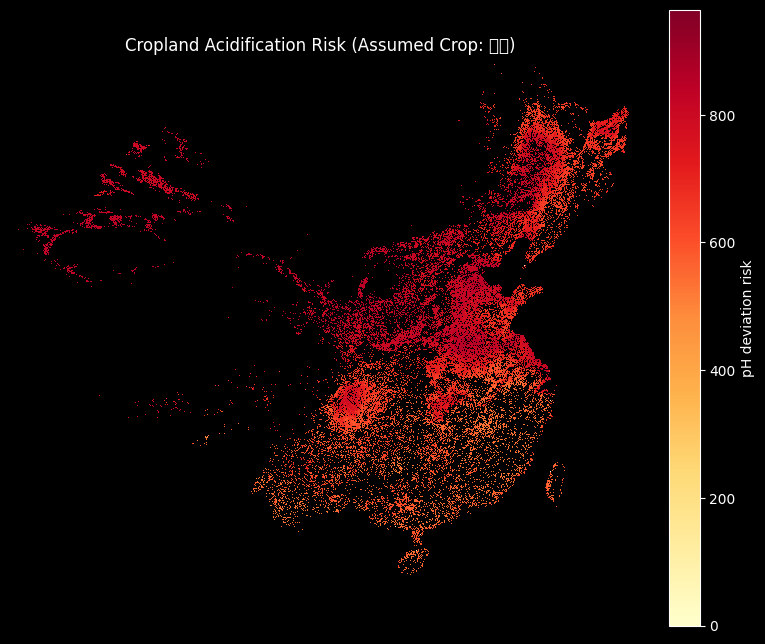
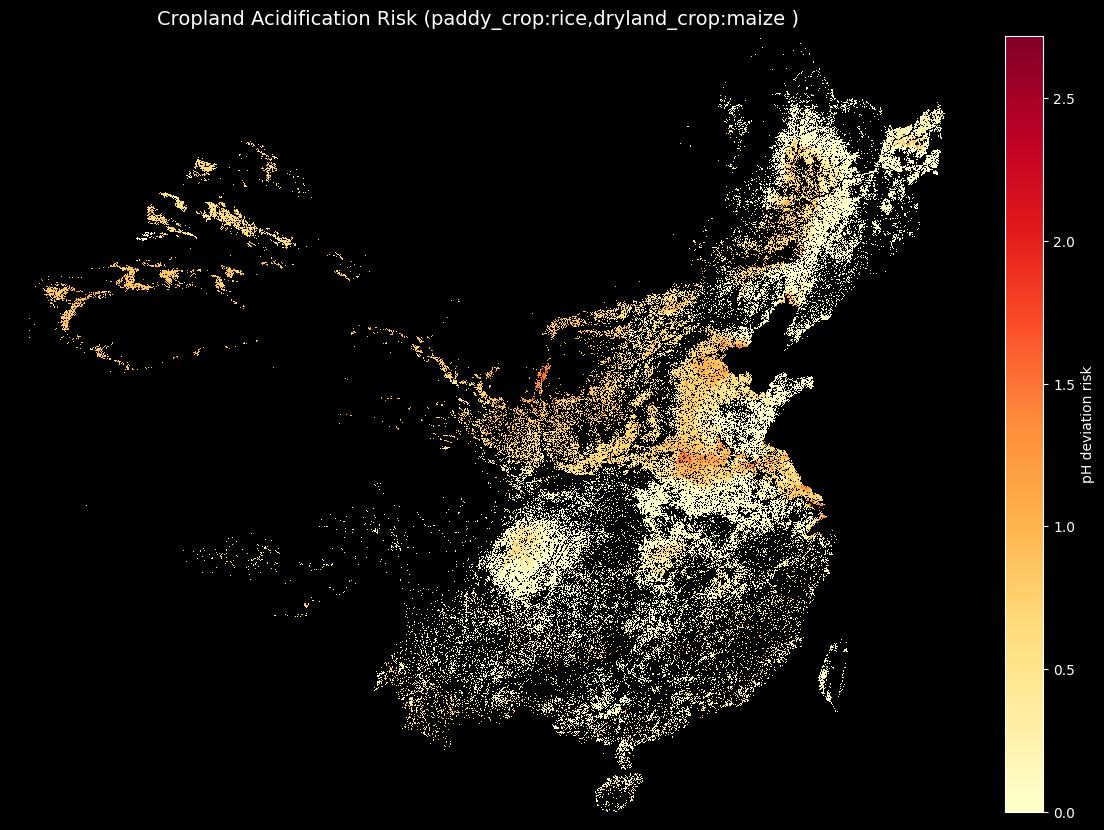
Code edit (unified diff) that turned the first committed figure into the second:
--- before
+++ after
@@ -1,2 +1,4 @@
+
+
 import sys
 sys.path.append(r'C:\projects\soil_acid_risk\src')
@@ -16,18 +18,19 @@
 crop_df = pd.read_csv(crop_path)
 
-# 2. 计算风险
-risk_array, stats = calc_acid_risk(lu_data, ph_data, crop_df, assumed_crop="水稻")
+# 计算风险
+risk_array, stats = calc_acid_risk(lu_data, ph_data, crop_df, paddy_crop="水稻",dryland_crop="玉米")
 
-print("\n========== 酸化风险统计 ==========")
+print("\n酸化风险统计(双作物)：")
 for k, v in stats.items():
     print(f"{k}: {v}")
 
-# 3. 画热力图（只显示有风险的地方）
-plt.figure(figsize=(10, 8))
-# 把非耕地区域设为NaN，这样透明显示
+#  画热力图（只显示有风险的地方）
+plt.figure(figsize=(12, 10))
 risk_show = np.where(~np.isnan(risk_array), risk_array, np.nan)
-plt.imshow(risk_show, cmap='YlOrRd', interpolation='nearest')
-plt.colorbar(label='pH deviation risk')
-plt.title('Cropland Acidification Risk (Assumed Crop: 水稻)')
+plt.imshow(risk_show, cmap='YlOrRd',interpolation='nearest')
+plt.colorbar(label='pH deviation risk',shrink=0.8)
+plt.title('Cropland Acidification Risk (paddy_crop:rice,dryland_crop:maize )',fontsize=14)
 plt.axis('off')
+plt.tight_layout()
 plt.show()
+plt.savefig(r"C:\projects\soil_acid_risk\outputs\risk_map_final.png",dpi=150)

Commit: 修正Ph数据单位，完成双作物风险评估，风险率54.11%